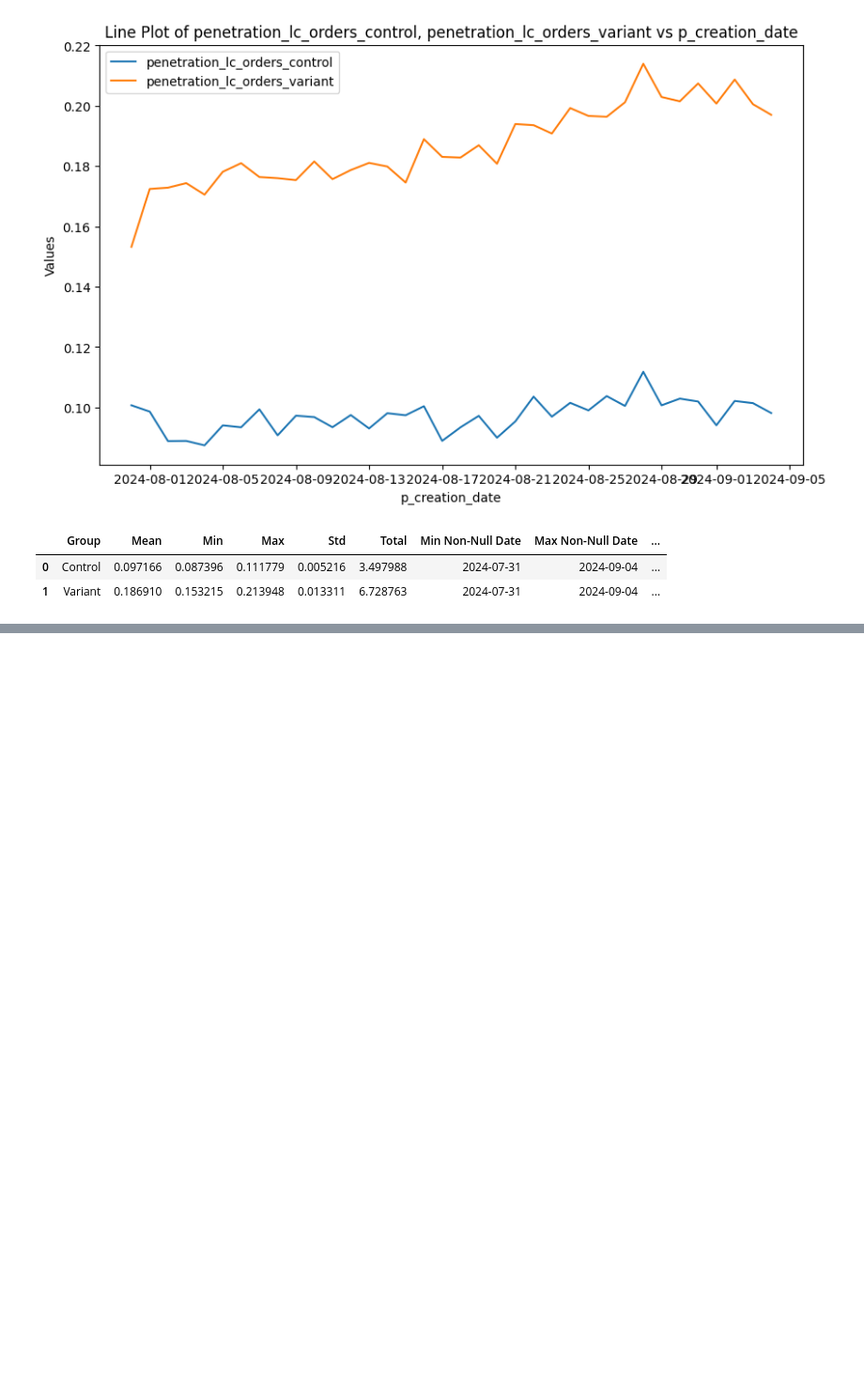
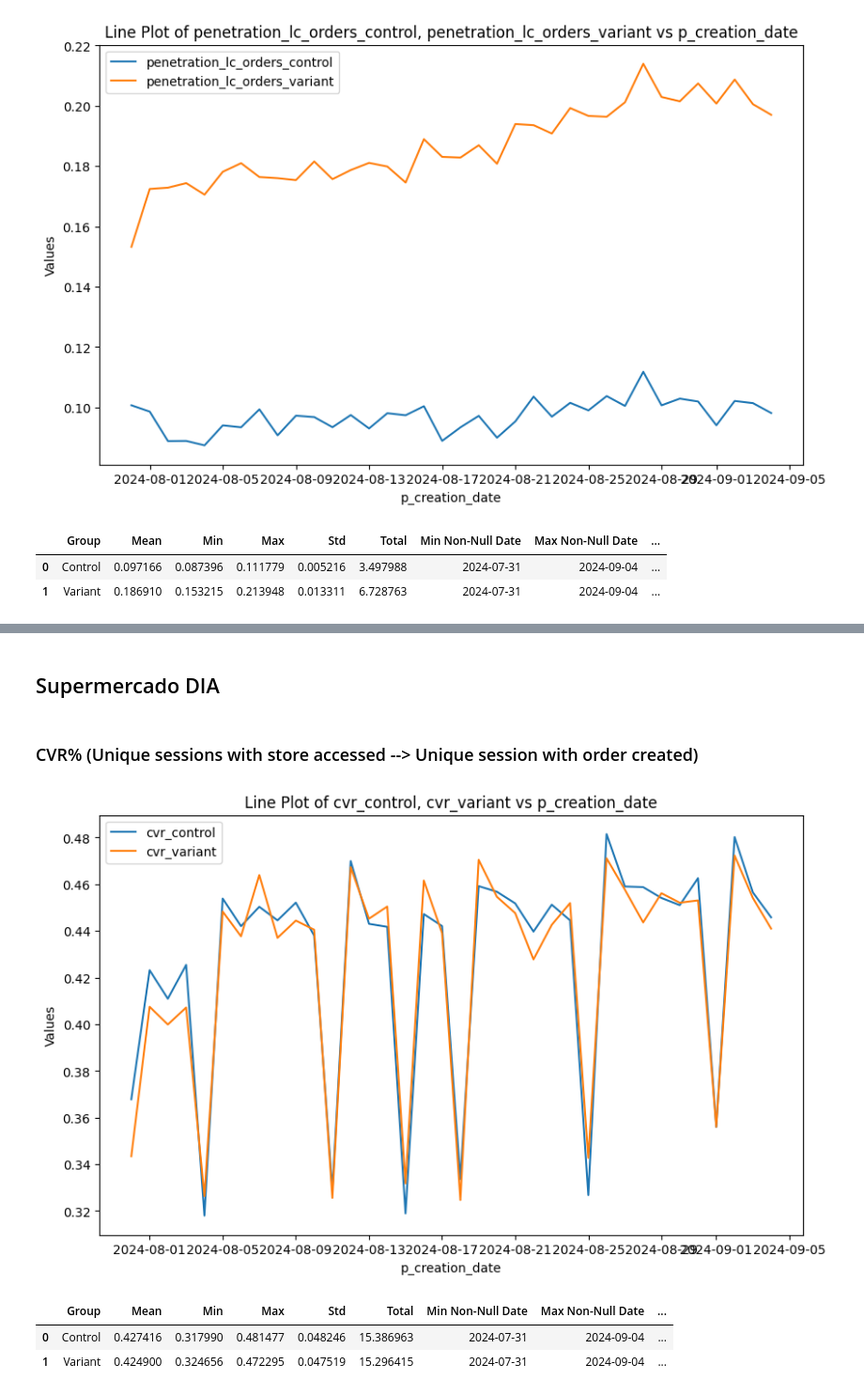
Before and after one commit to JordiCremades4444/central-node, a Jupyter notebook: notebooks/990_2024_6_loyaltycards/loyaltycards_analysis.ipynb, the cells around one changed output, grey strips where cells are left out. Shown at 94% size. Cells and saved outputs as stored; diff of their text form; code cells hidden in the pictures; blank space fills up the shorter version.

```diff
--- a/notebooks/990_2024_6_loyaltycards/loyaltycards_analysis.ipynb
+++ b/notebooks/990_2024_6_loyaltycards/loyaltycards_analysis.ipynb
@@ -697,0 +743,53 @@ summary
+# %% [markdown]
+## Supermercado DIA
+# %%
+START_EXPERIMENT = '2024-07-31'
+END_EXPERIMENT = '2024-09-04'
+STORE_NAME = 'Supermercado DIA'
+
+# Only keep Control Group and New loyalty program. Add condition for store_name
+cond = df['variant'].isin(['Control Group','New loyalty program'])
+cond2 = df['store_name'] == STORE_NAME
+
+# Only keep those values
+df = df[cond & cond2]
+
+# Group and drop values that are not of our interest
+df_grouped = df.groupby(['p_creation_date','variant']).sum().reset_index()
+df_grouped.drop(['store_id','store_name'],axis=1, inplace=True)
+
+# Compute metrics
+df_grouped['cvr'] = df_grouped['cvr_events_from_lcs']/df_grouped['sa_events_from_lcs']
+df_grouped['aov_lc_ordres_from_lcs'] = df_grouped['gmv_delivered_lc_orders_from_lcs']/df_grouped['orders_lc_orders_from_lcs']
+df_grouped['ratio_lc_orders_per_session'] = df_grouped['orders_lc_orders_from_lcs']/df_grouped['sa_events_from_lcs']
+df_grouped['penetration_lc_orders'] = df_grouped['orders_lc_orders_from_lcs']/df_grouped['orders_all_orders_from_lcs']
+
+# Transform p_creation_date into a pd.DataTime
+df_grouped['p_creation_date'] = pd.to_datetime(df_grouped['p_creation_date'])
+
+# Transform p_creation_date into a pd.DataTime
+df_grouped['p_creation_date'] = pd.to_datetime(df_grouped['p_creation_date'])
+
+# Filter by experiment dates
+cond1 = df_grouped['p_creation_date'] >= pd.to_datetime(START_EXPERIMENT)
+cond2 = df_grouped['p_creation_date'] <= pd.to_datetime(END_EXPERIMENT)
+
+df_grouped = df_grouped[cond1 & cond2]
+# %% [markdown]
+### CVR% (Unique sessions with store accessed --> Unique session with order created)
+# %%
+# Example usage:
+s = dataframe_statistics.DataFrameStatistics(df_grouped)
+
+summary = s.t_test(time_column="p_creation_date",
+                   group_column="variant",
+                   control_name="Control Group",
+                   variant_name="New loyalty program",
+                   metric_column="cvr")
+
+summary
+# %% [output]
+[figure, added]
+|  | Group | Mean | Min | Max | Std | Total | Min Non-Null Date | Max Non-Null Date | ... |
+| 0 | Control | 0.427416 | 0.317990 | 0.481477 | 0.048246 | 15.386963 | 2024-07-31 | 2024-09-04 | ... |
+| 1 | Variant | 0.424900 | 0.324656 | 0.472295 | 0.047519 | 15.296415 | 2024-07-31 | 2024-09-04 | ... |
```
Also changed, not shown: parts of 48 cells of this notebook.
